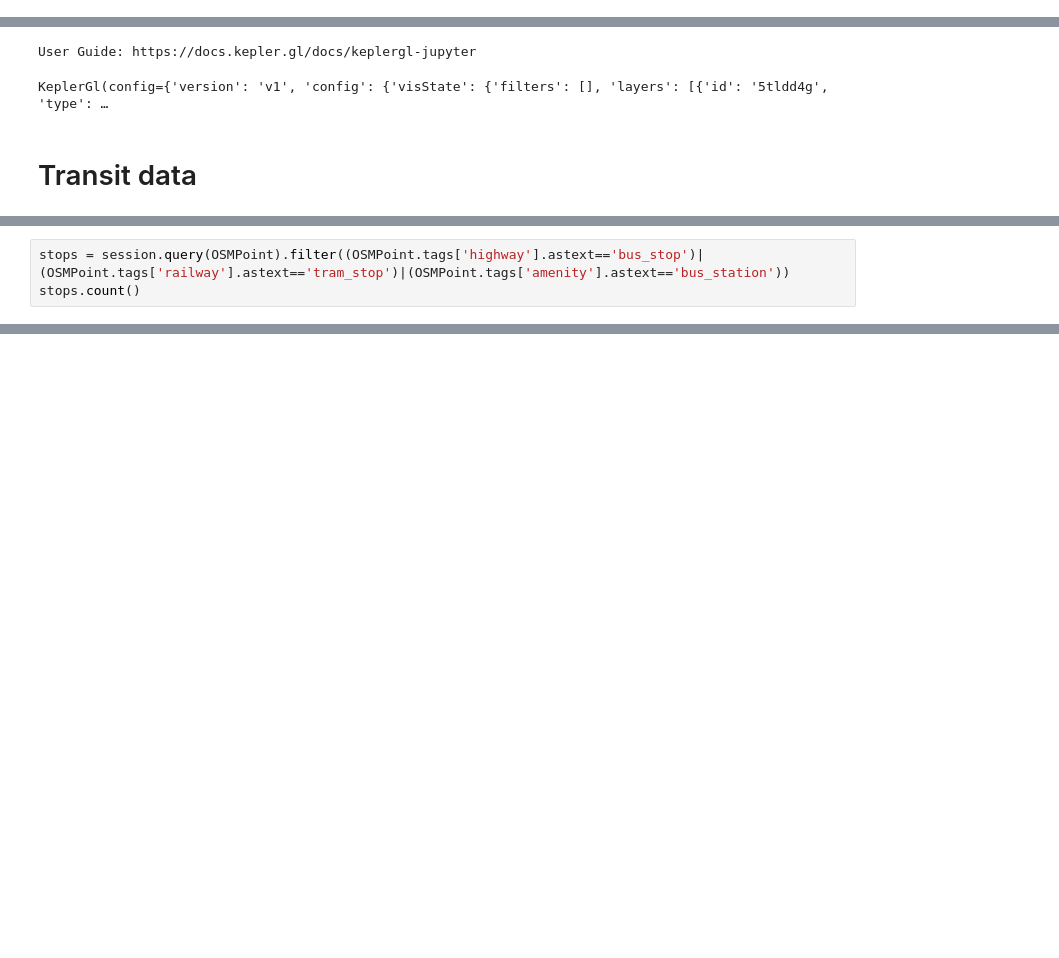
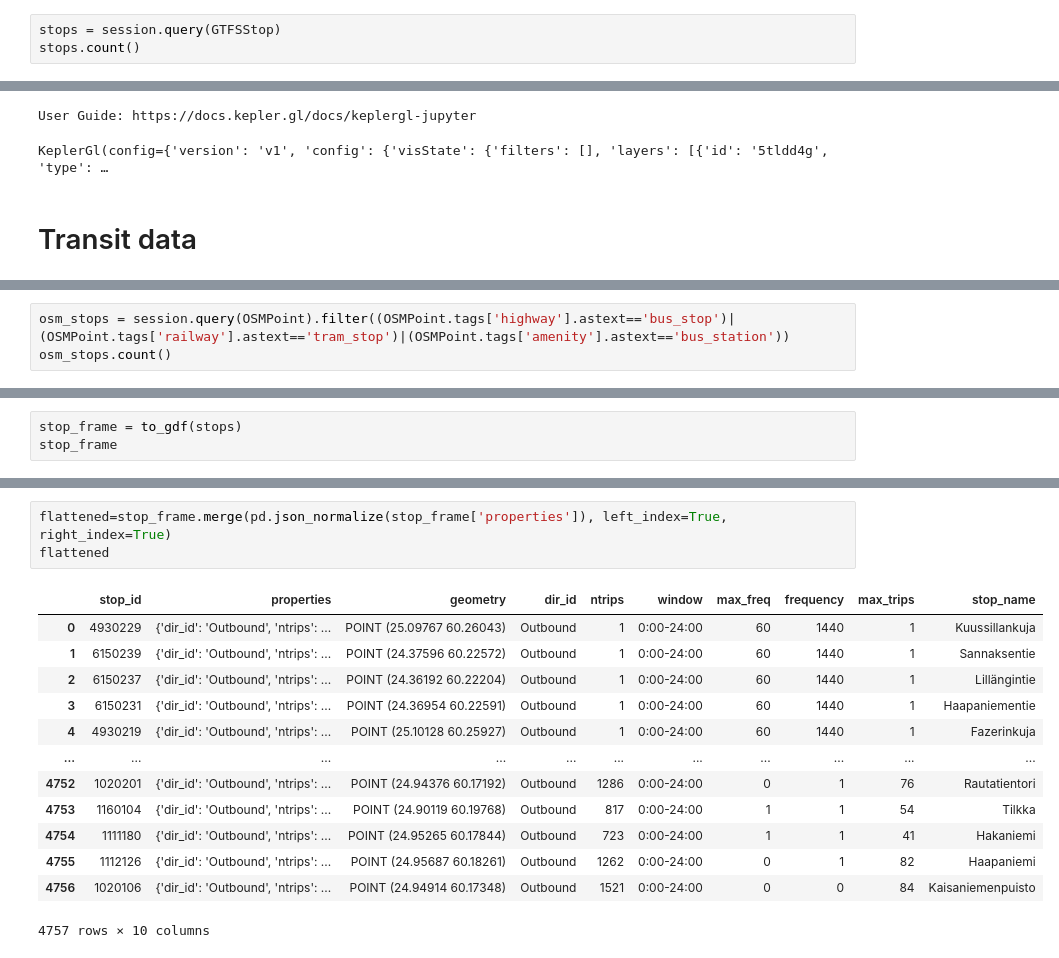
Before and after one commit to GispoCoding/geoviz-notebooks, a Jupyter notebook: notebooks/visualize.ipynb, the cells around one changed output, grey strips where cells are left out. Cells and saved outputs as stored; diff of their text form; blank space fills up the shorter version.

Commit message:
Add transit stops max and average visualization

```diff
--- a/notebooks/visualize.ipynb
+++ b/notebooks/visualize.ipynb
@@ -249,3 +262,6 @@ get_map(photos)
 # %% [output]
 User Guide: https://docs.kepler.gl/docs/keplergl-jupyter
 KeplerGl(config={'version': 'v1', 'config': {'visState': {'filters': [], 'layers': [], 'interactionConfig': {'…
+# %%
+stops = session.query(GTFSStop)
+stops.count()
@@ -432,4 +454,4 @@ stations.count()
 # %%
-stops = session.query(OSMPoint).filter((OSMPoint.tags['highway'].astext=='bus_stop')|(OSMPoint.tags['railway'].astext=='tram_stop')|(OSMPoint.tags['amenity'].astext=='bus_station'))
-stops.count()
+osm_stops = session.query(OSMPoint).filter((OSMPoint.tags['highway'].astext=='bus_stop')|(OSMPoint.tags['railway'].astext=='tram_stop')|(OSMPoint.tags['amenity'].astext=='bus_station'))
+osm_stops.count()
 # %% [output]
@@ -458,0 +488,3 @@ Perhaps we would like some more data on the stops, e.g. number of lines stopping
+# %%
+stop_frame = to_gdf(stops)
+stop_frame
@@ -458,0 +505,17 @@ Perhaps we would like some more data on the stops, e.g. number of lines stopping
+# %%
+flattened=stop_frame.merge(pd.json_normalize(stop_frame['properties']), left_index=True, right_index=True)
+flattened
+# %% [output]
+|  | stop_id | properties | geometry | dir_id | ntrips | window | max_freq | frequency | max_trips | stop_name |
+| 0 | 4930229 | {'dir_id': 'Outbound', 'ntrips': ... | POINT (25.09767 60.26043) | Outbound | 1 | 0:00-24:00 | 60 | 1440 | 1 | Kuussillankuja |
+| 1 | 6150239 | {'dir_id': 'Outbound', 'ntrips': ... | POINT (24.37596 60.22572) | Outbound | 1 | 0:00-24:00 | 60 | 1440 | 1 | Sannaksentie |
+| 2 | 6150237 | {'dir_id': 'Outbound', 'ntrips': ... | POINT (24.36192 60.22204) | Outbound | 1 | 0:00-24:00 | 60 | 1440 | 1 | Lillängintie |
+| 3 | 6150231 | {'dir_id': 'Outbound', 'ntrips': ... | POINT (24.36954 60.22591) | Outbound | 1 | 0:00-24:00 | 60 | 1440 | 1 | Haapaniementie |
+| 4 | 4930219 | {'dir_id': 'Outbound', 'ntrips': ... | POINT (25.10128 60.25927) | Outbound | 1 | 0:00-24:00 | 60 | 1440 | 1 | Fazerinkuja |
+| ... | ... | ... | ... | ... | ... | ... | ... | ... | ... | ... |
+| 4752 | 1020201 | {'dir_id': 'Outbound', 'ntrips': ... | POINT (24.94376 60.17192) | Outbound | 1286 | 0:00-24:00 | 0 | 1 | 76 | Rautatientori |
+| 4753 | 1160104 | {'dir_id': 'Outbound', 'ntrips': ... | POINT (24.90119 60.19768) | Outbound | 817 | 0:00-24:00 | 1 | 1 | 54 | Tilkka |
+| 4754 | 1111180 | {'dir_id': 'Outbound', 'ntrips': ... | POINT (24.95265 60.17844) | Outbound | 723 | 0:00-24:00 | 1 | 1 | 41 | Hakaniemi |
+| 4755 | 1112126 | {'dir_id': 'Outbound', 'ntrips': ... | POINT (24.95687 60.18261) | Outbound | 1262 | 0:00-24:00 | 0 | 1 | 82 | Haapaniemi |
+| 4756 | 1020106 | {'dir_id': 'Outbound', 'ntrips': ... | POINT (24.94914 60.17348) | Outbound | 1521 | 0:00-24:00 | 0 | 0 | 84 | Kaisaniemenpuisto |
+4757 rows × 10 columns
```
Also changed, not shown: parts of 54 cells of this notebook, 1 other file.
